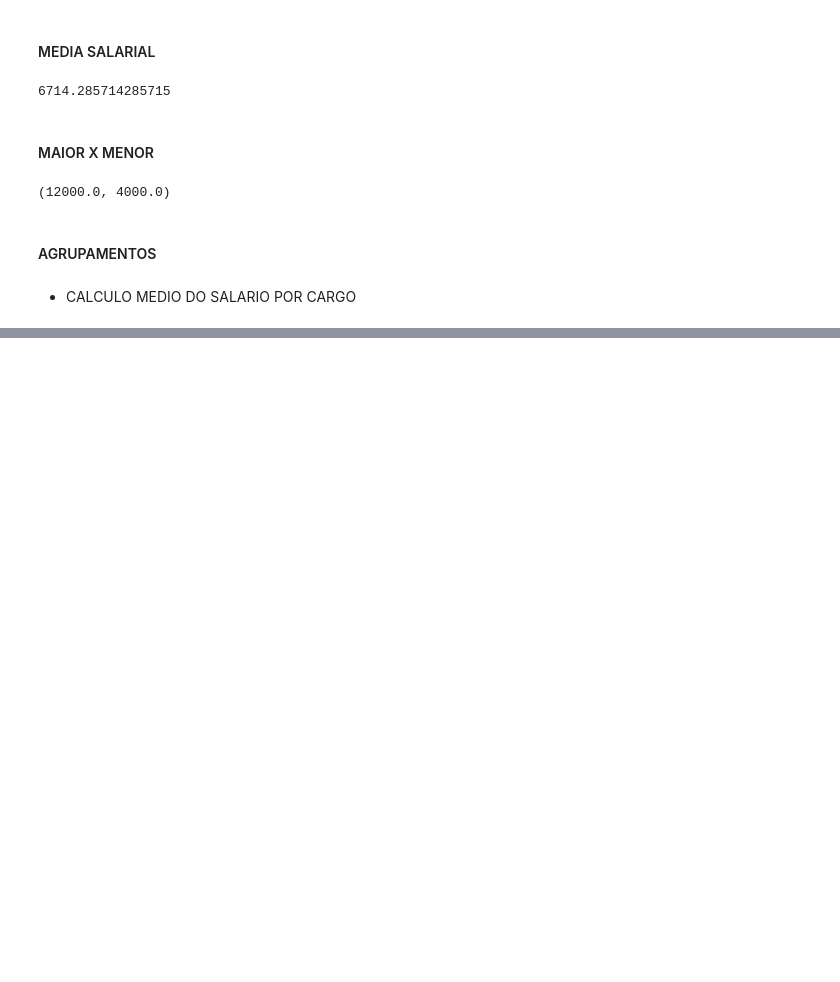
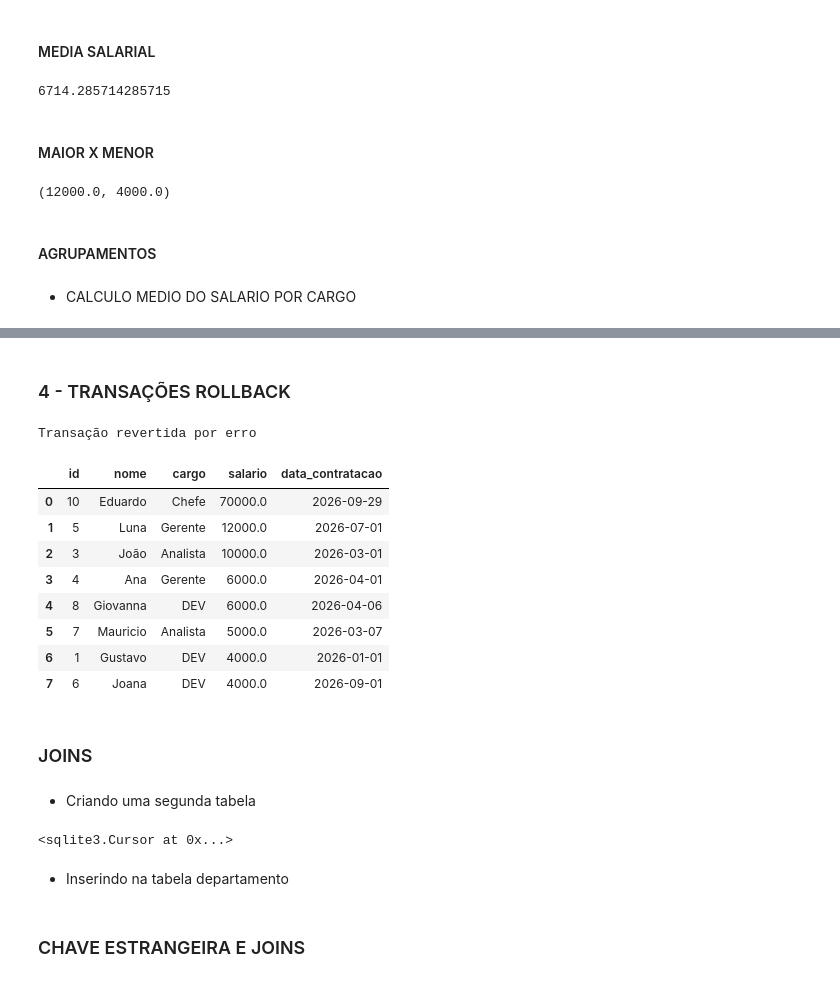
Before and after one commit to Duduur/LABD---Rafa, a Jupyter notebook: atividade.ipynb, the cells around one changed output, grey strips where cells are left out. Drawn from its saved outputs; the diff is of its cells as text; code cells hidden in the pictures; blank space fills up the shorter version.

```diff
--- a/atividade.ipynb
+++ b/atividade.ipynb
@@ -141,0 +196,15 @@ cursor.fetchone()
+# %% [markdown]
+### 4 - TRANSAÇÕES ROLLBACK
+# %%
+# SIMULAÇÃO Transação
+
+try:
+    conn.execute("BEGIN TRANSACTION") # Inicia a transação
+    cursor.execute("INSERT INTO funcionarios VALUES (9, 'Carlos', 'Analista', 7000, '2026-05-01')") # inserindo
+    raise Exception("Erro simulado") # Simula um erro
+    conn.commit() # Se tudo estiver certo, confirma a transação
+except:
+    conn.rollback() # Reverte em caso de erro
+    print("Transação revertida por erro")
+# %% [output]
+Transação revertida por erro
@@ -141,0 +220,30 @@ cursor.fetchone()
+# %%
+cursor.execute("Select * from funcionarios order by salario desc")
+pd.DataFrame(cursor.fetchall(), columns = ['id','nome','cargo','salario','data_contratacao'])
+# %% [output]
+|  | id | nome | cargo | salario | data_contratacao |
+| 0 | 10 | Eduardo | Chefe | 70000.0 | 2026-09-29 |
+| 1 | 5 | Luna | Gerente | 12000.0 | 2026-07-01 |
+| 2 | 3 | João | Analista | 10000.0 | 2026-03-01 |
+| 3 | 4 | Ana | Gerente | 6000.0 | 2026-04-01 |
+| 4 | 8 | Giovanna | DEV | 6000.0 | 2026-04-06 |
+| 5 | 7 | Mauricio | Analista | 5000.0 | 2026-03-07 |
+| 6 | 1 | Gustavo | DEV | 4000.0 | 2026-01-01 |
+| 7 | 6 | Joana | DEV | 4000.0 | 2026-09-01 |
+# %% [markdown]
+### JOINS
+# %% [markdown]
+* Criando uma segunda tabela
+# %%
+# Tabela 2: Departamentos
+cursor.execute("""
+CREATE TABLE Departamentos (
+id INTEGER PRIMARY KEY,
+nome TEXT not null,
+localizacao TEXT
+);
+""")
+# %% [output]
+<sqlite3.Cursor at 0x...>
+# %% [markdown]
+* Inserindo na tabela departamento
@@ -141,0 +262,2 @@ cursor.fetchone()
+# %% [markdown]
+### CHAVE ESTRANGEIRA E JOINS
```
Also changed, not shown: parts of 18 cells of this notebook, 1 other file.
